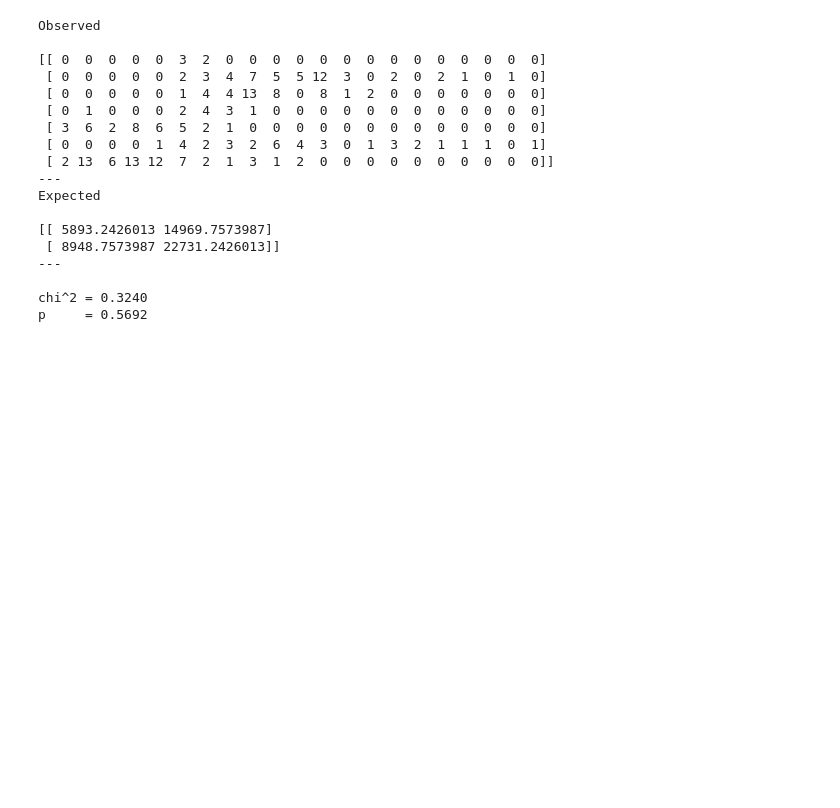
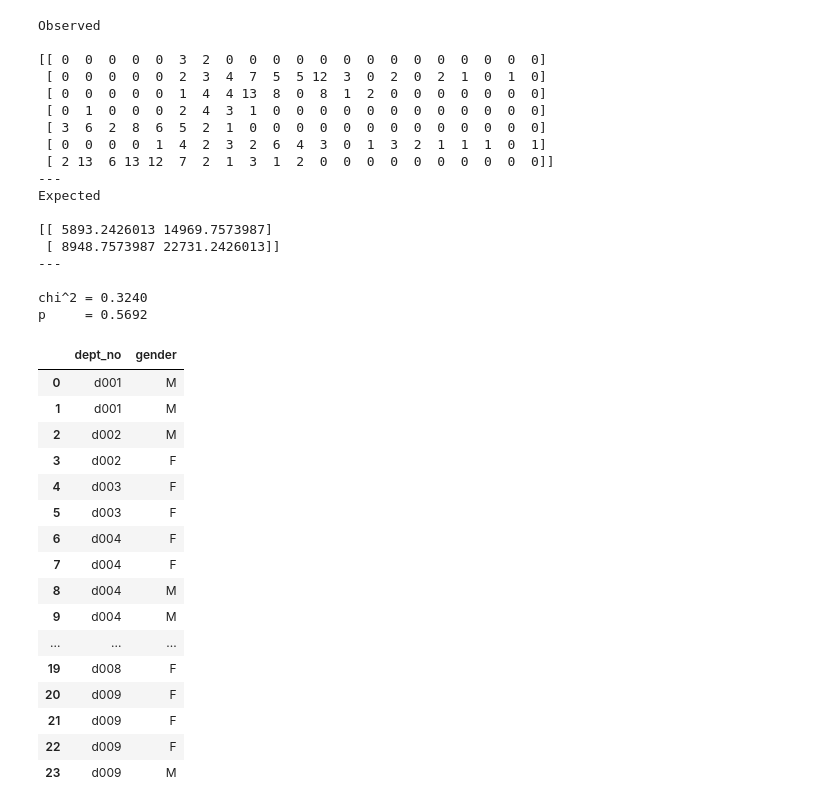
Before and after one commit to albertopuentes/statistics-exercises, a Jupyter notebook: hypothesis_testing.ipynb, the cells around one changed output. Drawn from its saved outputs; the diff is of its cells as text; code cells hidden in the pictures; blank space fills up the shorter version.

```diff
--- a/hypothesis_testing.ipynb
+++ b/hypothesis_testing.ipynb
@@ -557,0 +561,22 @@ p     = 0.5692
+# %%
+
+emp_man = pd.read_sql('select dept_no, gender from dept_manager join employees using(emp_no)', url)
+emp_man
+# %% [output]
+|  | dept_no | gender |
+| 0 | d001 | M |
+| 1 | d001 | M |
+| 2 | d002 | M |
+| 3 | d002 | F |
+| 4 | d003 | F |
+| 5 | d003 | F |
+| 6 | d004 | F |
+| 7 | d004 | F |
+| 8 | d004 | M |
+| 9 | d004 | M |
+| ... | ... | ... |
+| 19 | d008 | F |
+| 20 | d009 | F |
+| 21 | d009 | F |
+| 22 | d009 | F |
+| 23 | d009 | M |
```
Also changed, not shown: parts of 4 cells of this notebook.
